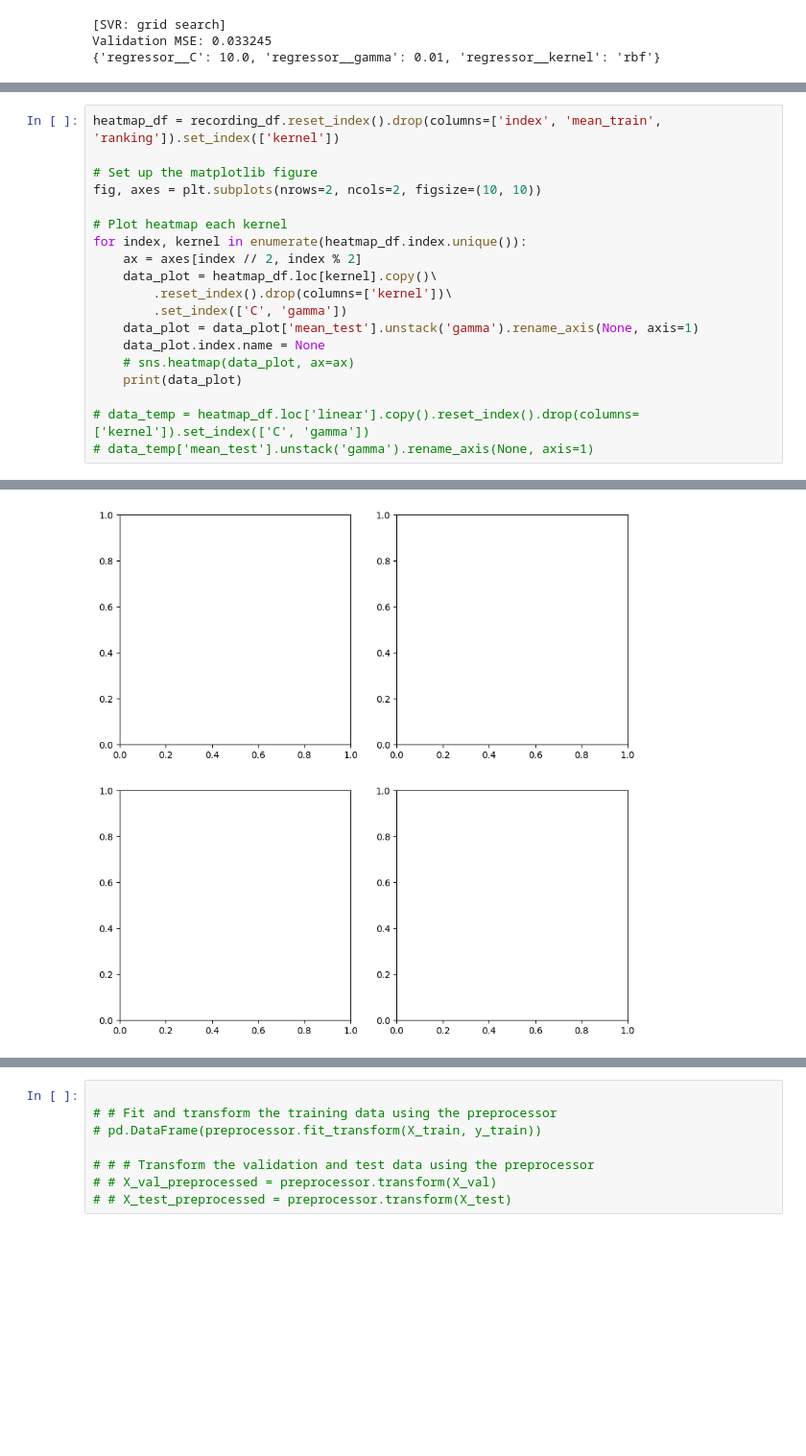
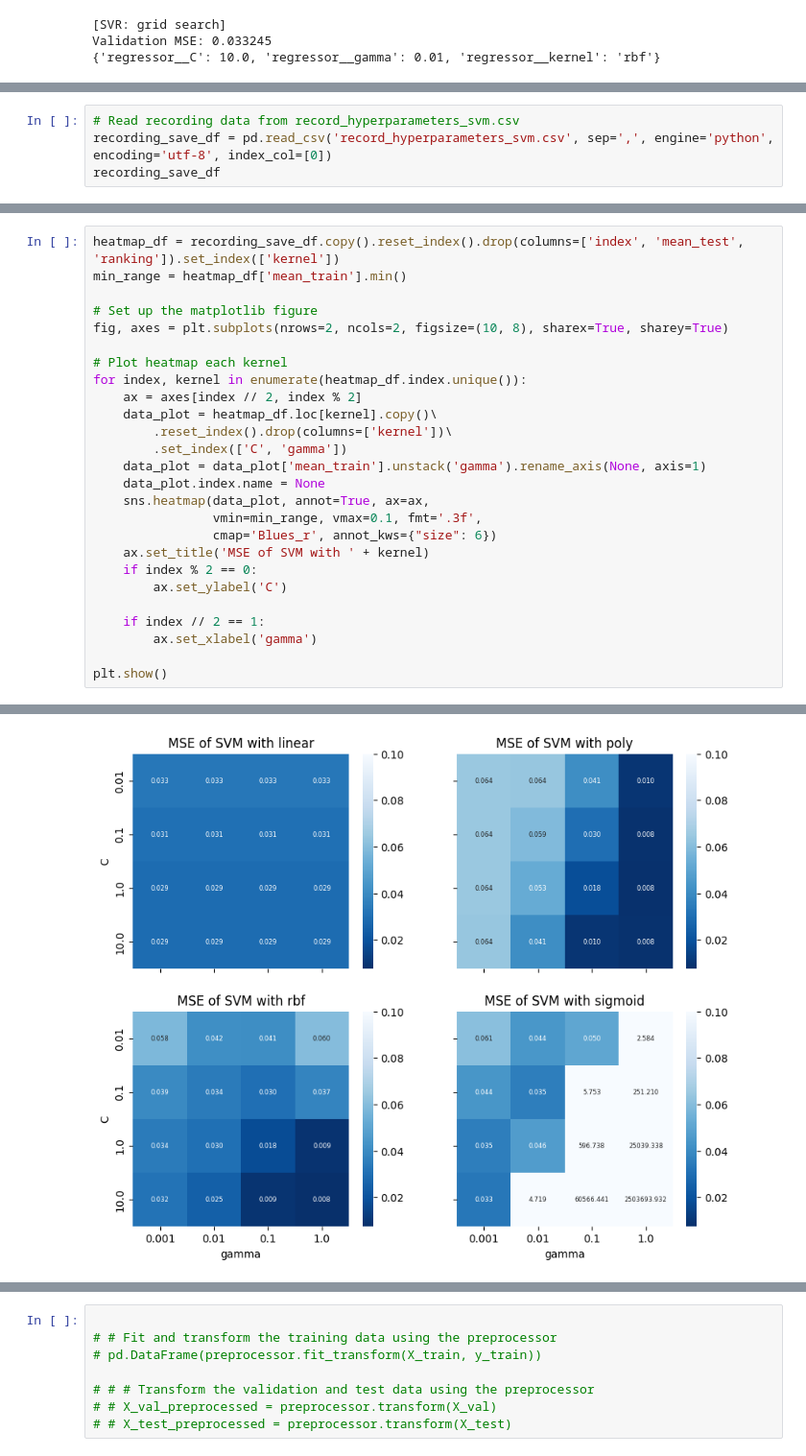
Before and after one commit to dagngyen/hcmus_23-24_coursesra-courses-analysis, a Jupyter notebook: Phase 2: Building model/svm-sigmoid copy.ipynb, the cells around one changed output, grey strips where cells are left out. Shown at 96% size. Saved outputs shown, nothing was run; the diff lists cells and outputs as text; blank space fills up the shorter version.

```diff
--- a/Phase 2: Building model/svm-sigmoid copy.ipynb
+++ b/Phase 2: Building model/svm-sigmoid copy.ipynb
@@ -214,0 +214,4 @@ recording_df.head(20)
+# %%
+# Read recording data from record_hyperparameters_svm.csv
+recording_save_df = pd.read_csv('record_hyperparameters_svm.csv', sep=',', engine='python', encoding='utf-8', index_col=[0])
+recording_save_df
@@ -215,8 +234,9 @@ recording_df.head(20)
 # %%
-heatmap_df = recording_df.reset_index().drop(columns=['index', 'mean_train', 'ranking']).set_index(['kernel'])
+heatmap_df = recording_save_df.copy().reset_index().drop(columns=['index', 'mean_test', 'ranking']).set_index(['kernel'])
+min_range = heatmap_df['mean_train'].min()
 
 # Set up the matplotlib figure
-fig, axes = plt.subplots(nrows=2, ncols=2, figsize=(10, 10))
+fig, axes = plt.subplots(nrows=2, ncols=2, figsize=(10, 8), sharex=True, sharey=True)
 
 # Plot heatmap each kernel
 for index, kernel in enumerate(heatmap_df.index.unique()):
@@ -224,11 +244,17 @@ for index, kernel in enumerate(heatmap_df.index.unique()):
     data_plot = heatmap_df.loc[kernel].copy()\
         .reset_index().drop(columns=['kernel'])\
         .set_index(['C', 'gamma'])
-    data_plot = data_plot['mean_test'].unstack('gamma').rename_axis(None, axis=1)
+    data_plot = data_plot['mean_train'].unstack('gamma').rename_axis(None, axis=1)
     data_plot.index.name = None
-    # sns.heatmap(data_plot, ax=ax)
-    print(data_plot)
+    sns.heatmap(data_plot, annot=True, ax=ax,
+                vmin=min_range, vmax=0.1, fmt='.3f',
+                cmap='Blues_r', annot_kws={"size": 6})
+    ax.set_title('MSE of SVM with ' + kernel)
+    if index % 2 == 0:
+        ax.set_ylabel('C')
 
-# data_temp = heatmap_df.loc['linear'].copy().reset_index().drop(columns=['kernel']).set_index(['C', 'gamma'])
-# data_temp['mean_test'].unstack('gamma').rename_axis(None, axis=1)
+    if index // 2 == 1:
+        ax.set_xlabel('gamma')
+
+plt.show()
 # %% [output]
@@ -255 +261 @@ for index, kernel in enumerate(heatmap_df.index.unique()):
-[figure, old version]
+[figure, new version]
```
Also changed, not shown: parts of 13 cells of this notebook, 1 other file.
